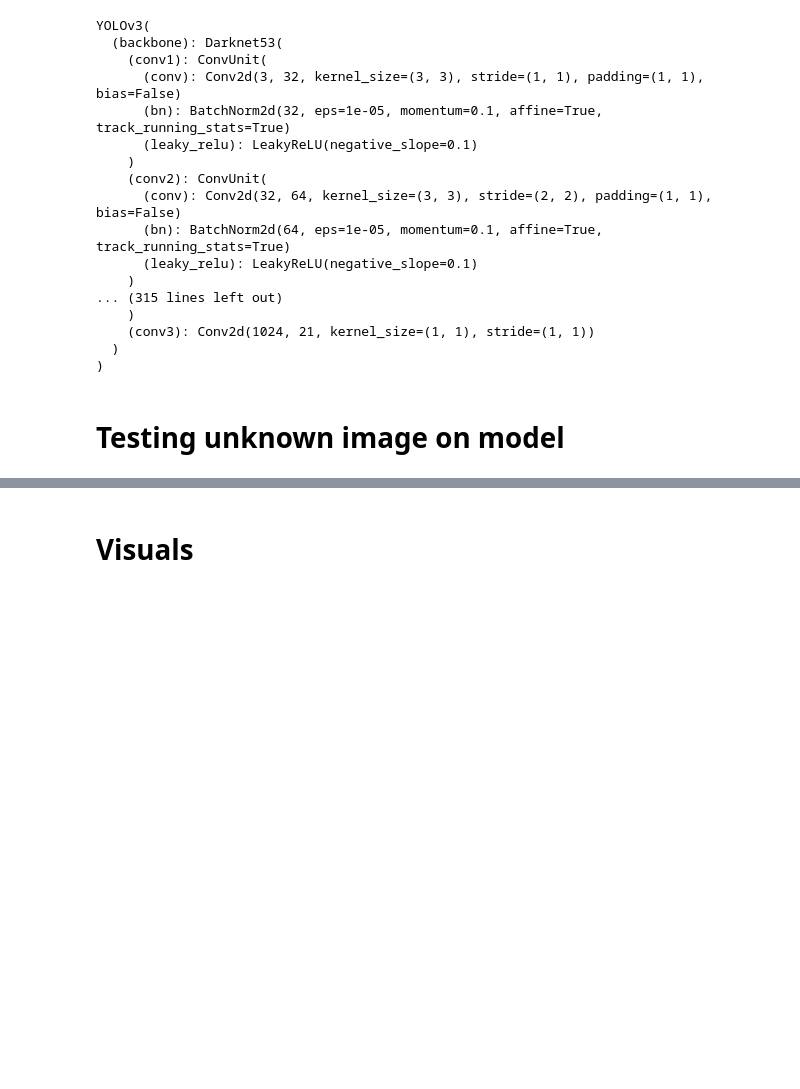
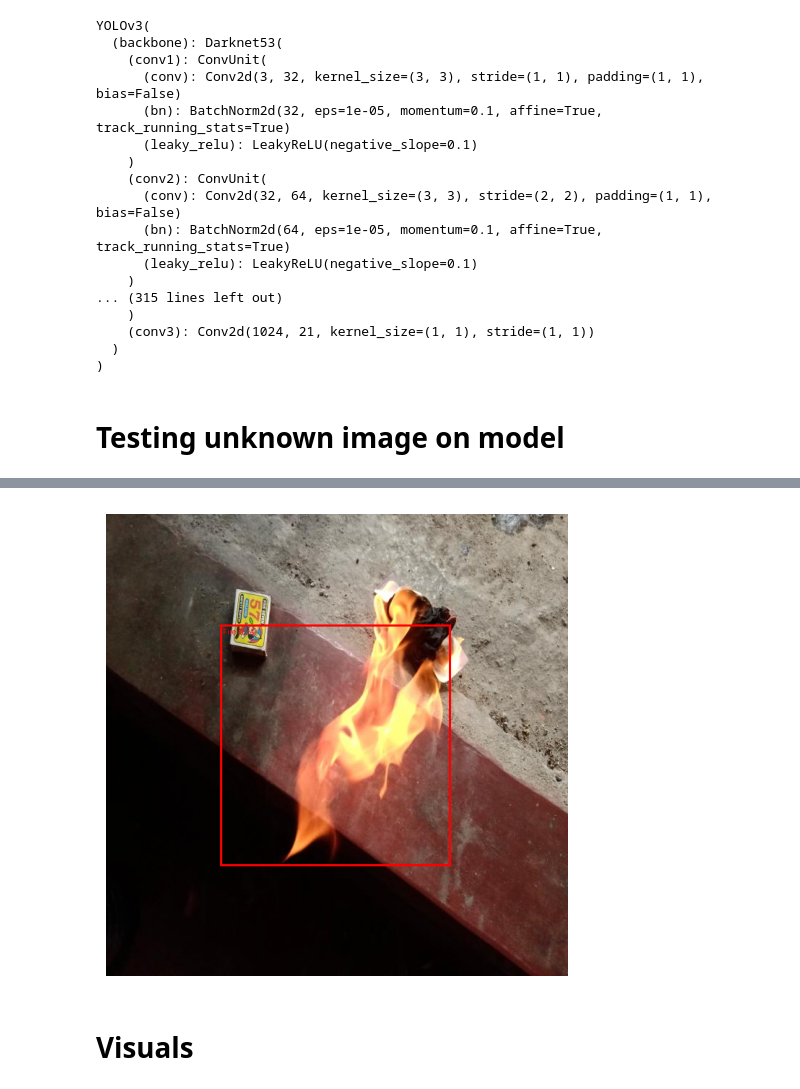
Before and after one commit to Ger-oc/YOLOV3_FireAndSmokeDetection, a Jupyter notebook: YoloV3_FireDetection.ipynb, the cells around one changed output, grey strips where cells are left out. Cells and saved outputs as stored; diff of their text form; code cells hidden in the pictures; blank space fills up the shorter version.

```diff
--- a/YoloV3_FireDetection.ipynb
+++ b/YoloV3_FireDetection.ipynb
@@ -626,0 +588,14 @@ print(" Model Parameters Loaded:", any(p.requires_grad for p in model.parameters
+# %%
+# Only run this block if importing model if traning ignore
+# Run model above before this
+#  Initialize YOLOv3 model
+device = torch.device("cuda" if torch.cuda.is_available() else "cpu")
+model = YOLOv3(num_classes=2).to(device)
+
+#  Load trained weights
+model.load_state_dict(torch.load("/content/yolov3_fire_final.pth", map_location=device))
+
+#  Set model to evaluation mode
+model.eval()
+
+print("YOLOv3 Model Loaded Successfully!")
@@ -749,3 +678,68 @@ if detections and len(detections) > 0:
+# %%
+
+def visualize_detections(image_path, detections):
+    """
+    Displays YOLO detections using `draw_bounding_boxes` from torchvision.
+
+    Args:
+    - image_path: Path to the image
+    - detections: YOLO detections (list of tensors)
+    """
+    image = Image.open(image_path).convert("RGB")
+    orig_w, orig_h = image.size
+    image = F.to_tensor(image)
+    image = image[:3, ...]
+
+    pred_labels = []
+    pred_boxes = []
+
+    for box in detections:
+        box = box.cpu().numpy()
+        if len(box) < 6:
+            print(f"Skipping invalid detection: {box}")
+            continue
+
+        # Extract YOLO format: (center_x, center_y, width, height)
+        center_x, center_y, width, height, conf = box[:5]
+        class_probs = box[5:]
+        class_id = int(class_probs.argmax())
+
+        # Convert YOLO format to pixel coordinates
+        x1, y1, x2, y2 = pbx.convert_bbox(
+            (center_x, center_y, width, height), from_type="yolo", to_type="voc", image_size=(orig_w, orig_h)
+        )
+
+        # Ensure bounding boxes are within valid bounds
+        x1, y1 = max(0, int(x1)), max(0, int(y1))
+        x2, y2 = min(orig_w - 1, int(x2)), min(orig_h - 1, int(y2))
+
+        if x1 >= x2 or y1 >= y2:
+            print(f"Skipping invalid bounding box: [{x1}, {y1}, {x2}, {y2}]")
+            continue
+
+        # Class labels
+        class_names = ["Fire", "Smoke"]
+        label = class_names[class_id] if class_id < len(class_names) else f"Class {class_id}"
+        pred_labels.append(f"{label}: {conf:.2f}")
+        pred_boxes.append([x1, y1, x2, y2])
+
+    if pred_boxes:
+        pred_boxes = torch.tensor(pred_boxes, dtype=torch.int64)
+        output_image = draw_bounding_boxes(image, pred_boxes, labels=pred_labels, colors="red", width=3)
+    else:
+        output_image = image
+
+    plt.figure(figsize=(10, 6))
+    plt.imshow(to_pil_image(output_image))
+    plt.axis("off")
+    plt.show()
+
+# Run Detection & Visualization
+detections = detect_fire(model, "/content/fire_image2.jpg")
+if detections and len(detections) > 0:
+    visualize_detections("/content/fire_image2.jpg", detections[0])
+# %% [output]
+[figure, added]
 # %% [markdown]
 # Visuals
 # %%
```
Also changed, not shown: parts of 15 cells of this notebook.
